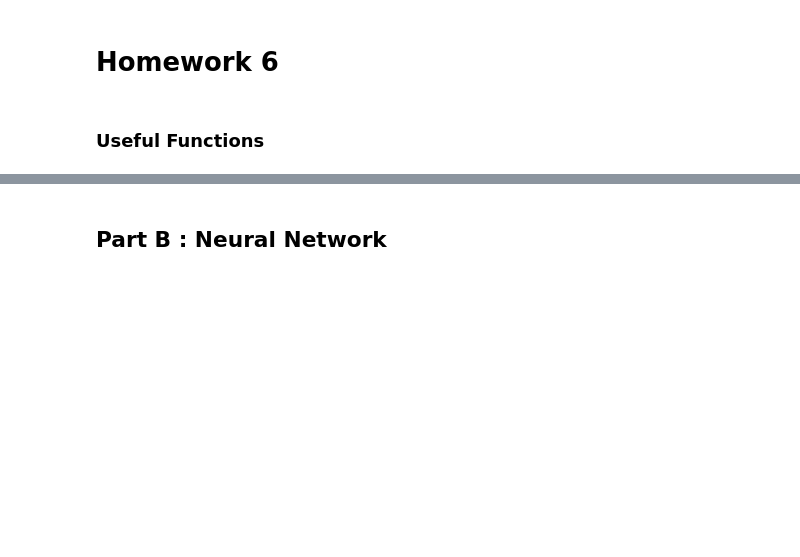
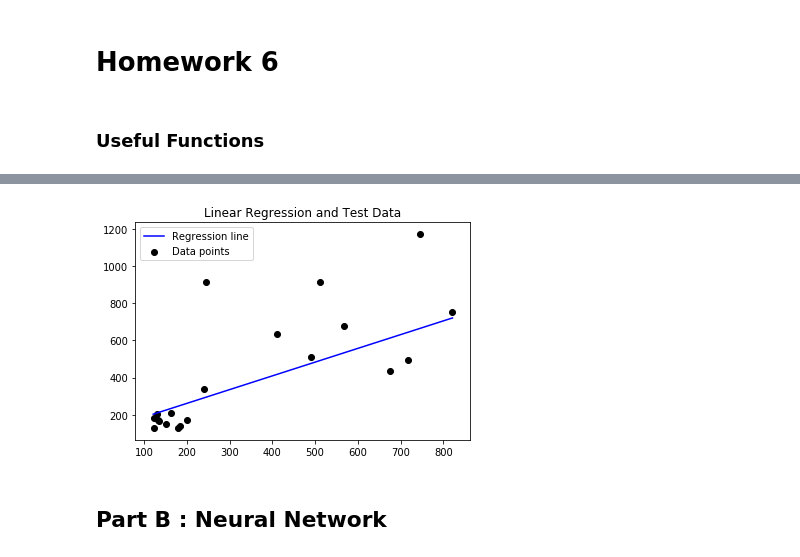
Before and after one commit to akinelden/ie440-homework6, a Jupyter notebook: Akin.ipynb, the cells around one changed output, grey strips where cells are left out. Saved outputs shown, nothing was run; the diff lists cells and outputs as text; code cells hidden in the pictures; blank space fills up the shorter version.

```diff
--- a/Akin.ipynb
+++ b/Akin.ipynb
@@ -51,0 +145,4 @@ class OutputTable:
+# %%
+plotRegressionGraph(np.array(test_data), regA, ws_a, "Linear Regression and Test Data")
+# %% [output]
+[figure, added]
```
Also changed, not shown: parts of 19 cells of this notebook.
